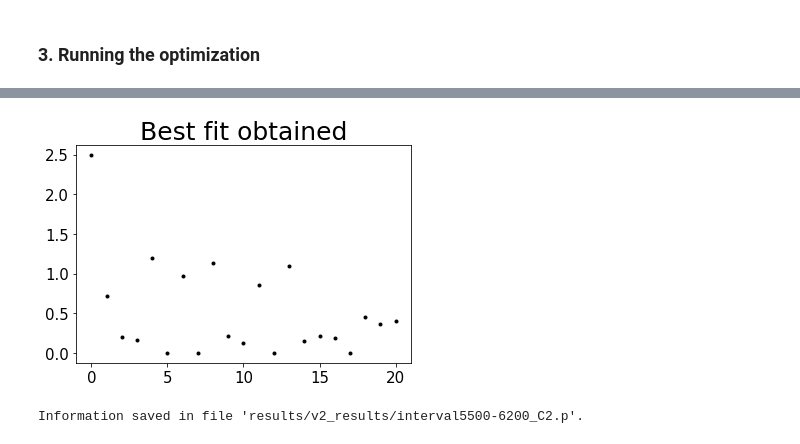
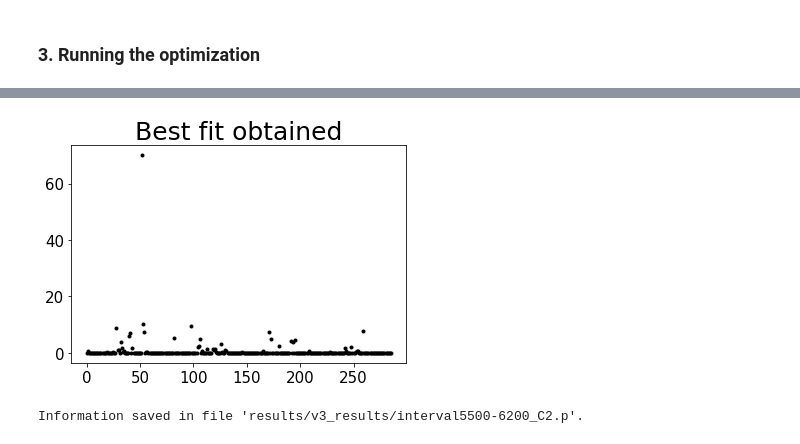
Before and after one commit to vitoria-ab/satellite_RFI-mine, a Jupyter notebook: Notebooks/v3_N3_fitting.ipynb, the cells around one changed output, grey strips where cells are left out. Drawn from its saved outputs; the diff is of its cells as text; code cells hidden in the pictures.

Commit message:
Altered optimization to nnls and added v3 - optimization of individual satellites

```diff
--- a/Notebooks/v2_N3_fitting.ipynb
+++ b/Notebooks/v3_N3_fitting.ipynb
@@ -33,23 +53,24 @@ File with final alpha parameters will be 'results/v2_results/interval5500-6200_C
 # %% [markdown]
 We initialize the SatelliteSimulation object, which will store the information.
 # %%
-# initializing the function
+# initializing the simulation
 sat = sim.SatelliteSimulation(
     block=str(pm.block),
     use_data=True,
     path_data=pm.path_data,
     path_beam=pm.path_data,
     survey_info=[pm.nd_s0, pm.nd_s0_coords, pm.frequency],
-    path_catalog="Satellite_Catalogue/satellite_constellation_catalog.csv",
+    path_catalog="Satellite_Catalogue/individual_satellite_constellation_catalog.csv",
     beam_model=pm.beam_model,
     freq_range=[pm.fs, pm.fe],
     freq_slice=[pm.fs_slice, pm.fe_slice],
-    time_slice=[pm.ts_slice, pm.te_slice],
+    time_slice=t_slice,
     include_cons=pm.include_cons,
-    verbose=True,
+    verbose=False,
 )
 
 # applying mask
-sat.create_mask(pm.path_nearby, pm.mask_temperature, pm.mask_pix, verbose=True)
+print("Masking...")
+sat.create_mask(path_nearby, temp, pix, verbose=True)
 # %% [output]
 Getting catalog...
@@ -78,0 +88,20 @@ _ = CF(alphas0,sat)
+# %%
+# defining the cost function (only for testing, this won't be used in the optimization)
+if CF=="C1":
+    def Cost_Function(alphas):
+        ''' Computes CF for the given alphas, with weights=obs (case C1). '''
+        sat.execute(alphas)
+        CF = np.sum( ((sat.observations_sat-sat.simulation) / sat.observations)**2 )
+        print(CF,end="\t")
+        return CF
+elif CF=="C2":
+    def Cost_Function(alphas):
+        ''' Computes CF for the given alphas, with weights=1 (case C2). '''
+        sat.execute(alphas)
+        CF = np.sum( (sat.observations_sat-sat.simulation)**2 )
+        print(CF,end="\t")
+        return CF
+
+# defining initial values (only for testing, this won't be used in the optimization)
+alphas0 = np.zeros(len(sat.catalog))
+_ = Cost_Function(alphas0)
@@ -82,0 +146,3 @@ We now run the optimization with the functions and parameters defined above.
+# %%
+# setting up the optimization (creating matrixes A,b)
+A,b,Anorm = optimization_setup(CF)
@@ -83,7 +155,12 @@ We now run the optimization with the functions and parameters defined above.
 # %%
 # running the optimization
 start = time.perf_counter()
-signal_PL = sat.optimize_alphas_LS(pm.CF_case)
+print("Running optimization...")
+x,rnorm = nnls(
+    A, b,
+    maxiter=1000,
+)
+print("Done.")
 elapsed = time.perf_counter() - start
 print(f"This took {elapsed:.2f} seconds, or {elapsed/60:.2f} minutes".format())
 # %% [output]
@@ -108,25 +170,27 @@ This took 0.89 seconds, or 0.01 minutes
 # %%
 # saving best fit values
-alphas_best_fit = signal_PL.x
+alphas_BF = x / Anorm
 
 # plotting values
-plt.plot(alphas_best_fit,"k.")
+plt.plot(alphas_BF,"k.")
 plt.title("Best fit obtained")
 plt.show()
 # %% [output]
-[figure, old version]
+[figure, new version]
 # %%
 # saving information in the file
 data_info = {
-    "initial" : None,
-    "time" : [pm.ts_slice, pm.te_slice],
+    "initial" : alphas0,
+    "CF" : CF,
+    "mask_degree" : deg,
+    "mask_temperature" : temp,
+    "mask_pix" : pix,
+    "time_slice" : t_slice,
     "frequency_slice" : [pm.fs_slice, pm.fe_slice],
-    "best-fit" : alphas_best_fit,
-    "chi2_value" : signal_PL.fun,
-    "chi2_div" : signal_PL.fun / sat.simulation.size,
+    "best-fit" : alphas_BF,
 }
 
 print(f"Information saved in file '{fname}'.")
 pickle.dump( data_info, open(fname,"wb") )
 # %% [output]
-Information saved in file 'results/v2_results/interval5500-6200_C2.p'.
+Information saved in file 'results/v3_results/interval5500-6200_C2.p'.
```
Also changed, not shown: parts of 14 cells of this notebook, 37 other files.
